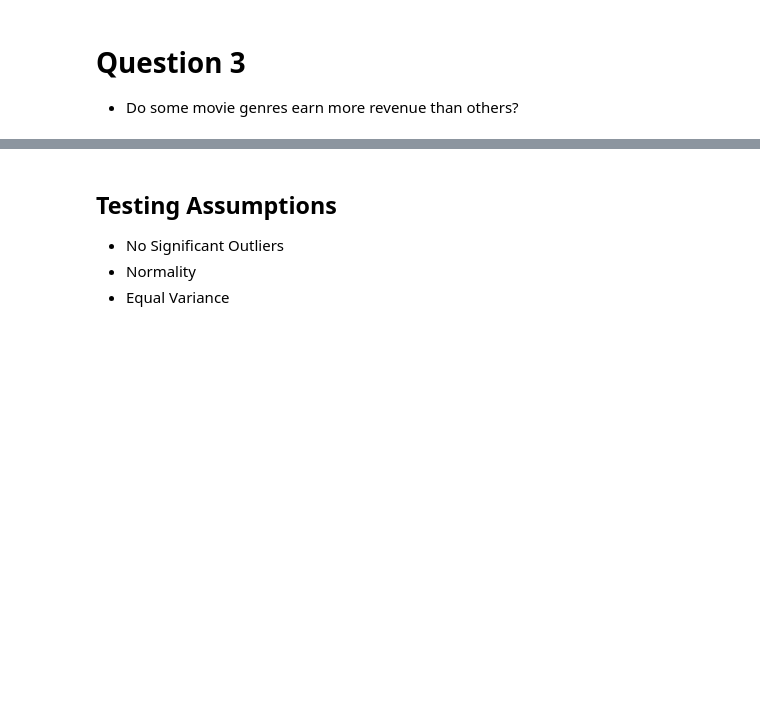
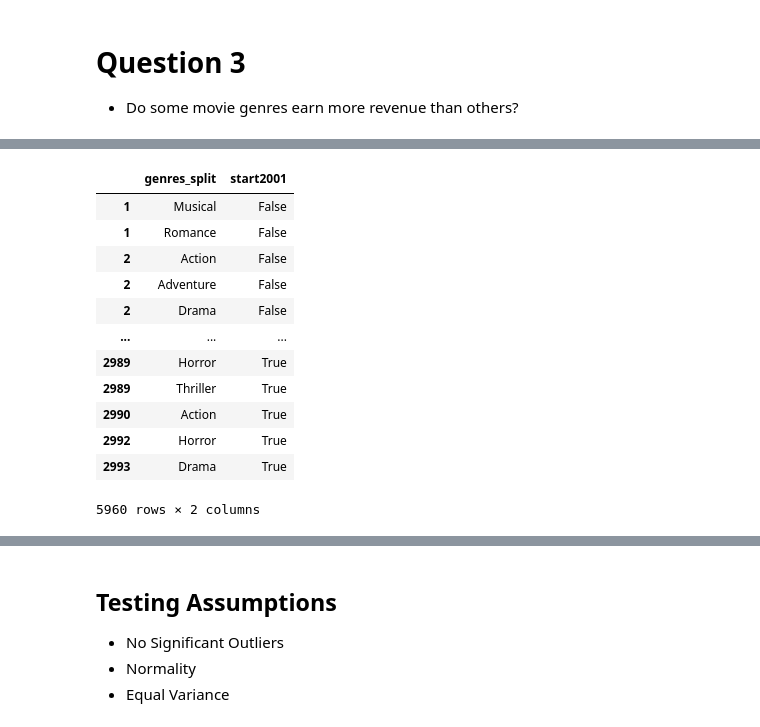
Before and after one commit to jamesbelk0/IMDB_MySQL_Database, a Jupyter notebook: Hypothesis.ipynb, the cells around one changed output, grey strips where cells are left out. Saved outputs shown, nothing was run; the diff lists cells and outputs as text; code cells hidden in the pictures; blank space fills up the shorter version.

```diff
--- a/Hypothesis.ipynb
+++ b/Hypothesis.ipynb
@@ -447,0 +514,16 @@ $H_A$ (Alternative Hypothesis): There is a significant difference in the revenue
+# %%
+plot_df
+# %% [output]
+|  | genres_split | start2001 |
+| 1 | Musical | False |
+| 1 | Romance | False |
+| 2 | Action | False |
+| 2 | Adventure | False |
+| 2 | Drama | False |
+| ... | ... | ... |
+| 2989 | Horror | True |
+| 2989 | Thriller | True |
+| 2990 | Action | True |
+| 2992 | Horror | True |
+| 2993 | Drama | True |
+5960 rows × 2 columns
```
Also changed, not shown: parts of 29 cells of this notebook.
